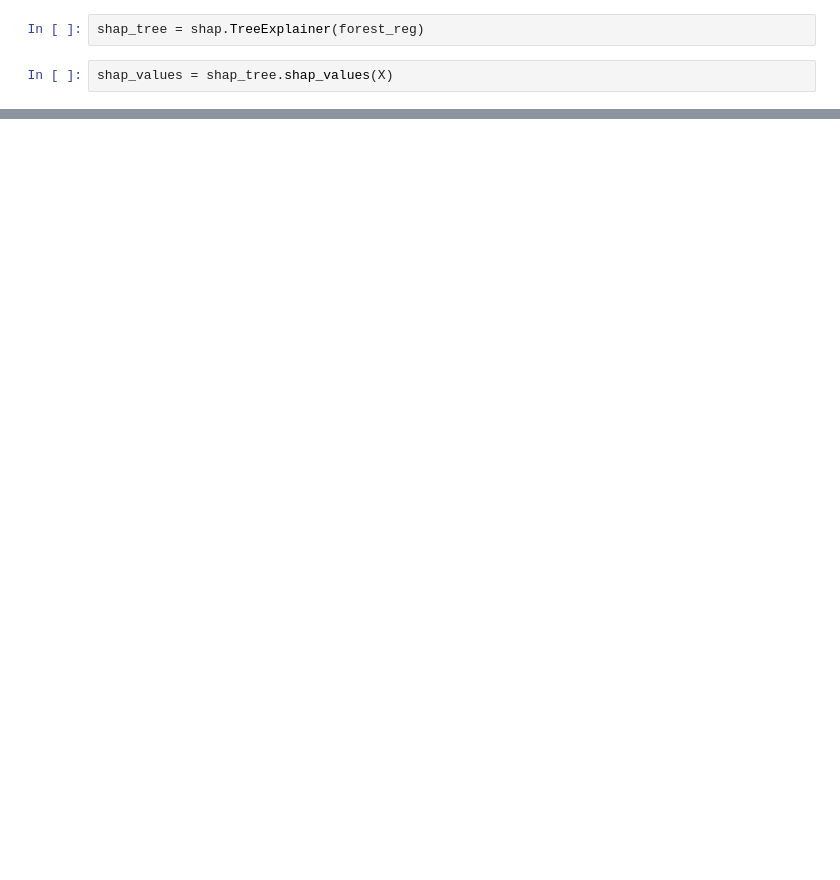
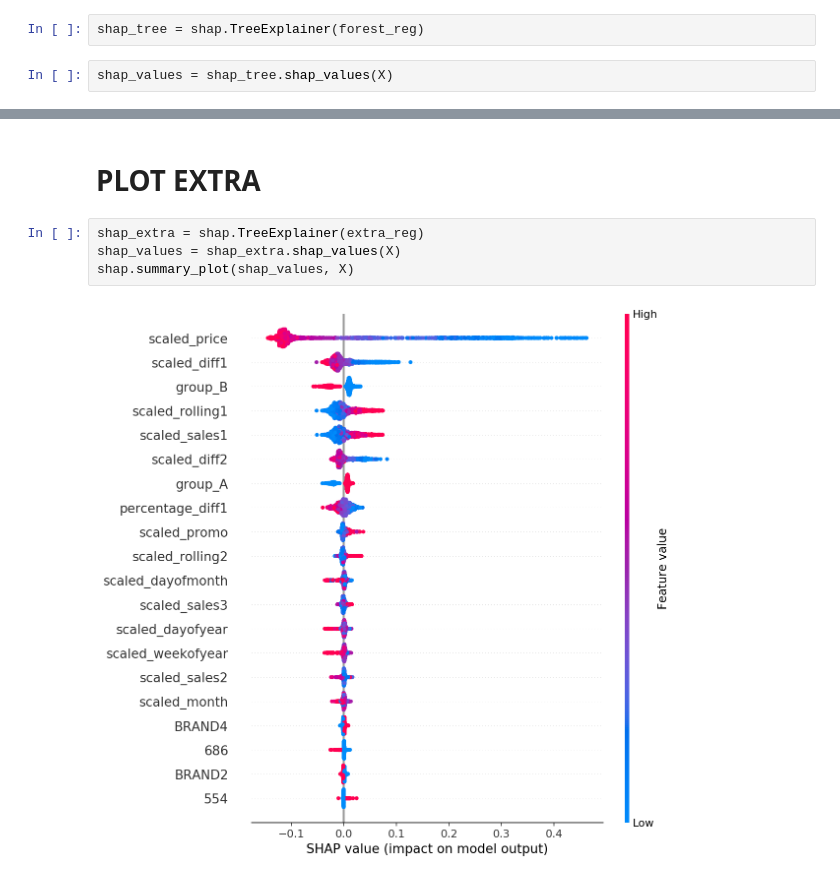
Before and after one commit to LucaCellamare/BIP-Project-sales-forecasting, a Jupyter notebook: single_and_avarage_REPORT.ipynb, the cells around one changed output, grey strips where cells are left out. Cells and saved outputs as stored; diff of their text form; blank space fills up the shorter version.

```diff
--- a/single_and_avarage_REPORT.ipynb
+++ b/single_and_avarage_REPORT.ipynb
@@ -385,0 +424,8 @@ shap.summary_plot(shap_values, X)
+# %% [markdown]
+# PLOT EXTRA
+# %%
+shap_extra = shap.TreeExplainer(extra_reg)
+shap_values = shap_extra.shap_values(X)
+shap.summary_plot(shap_values, X)
+# %% [output]
+[figure, added]
```
Also changed, not shown: parts of 15 cells of this notebook.
